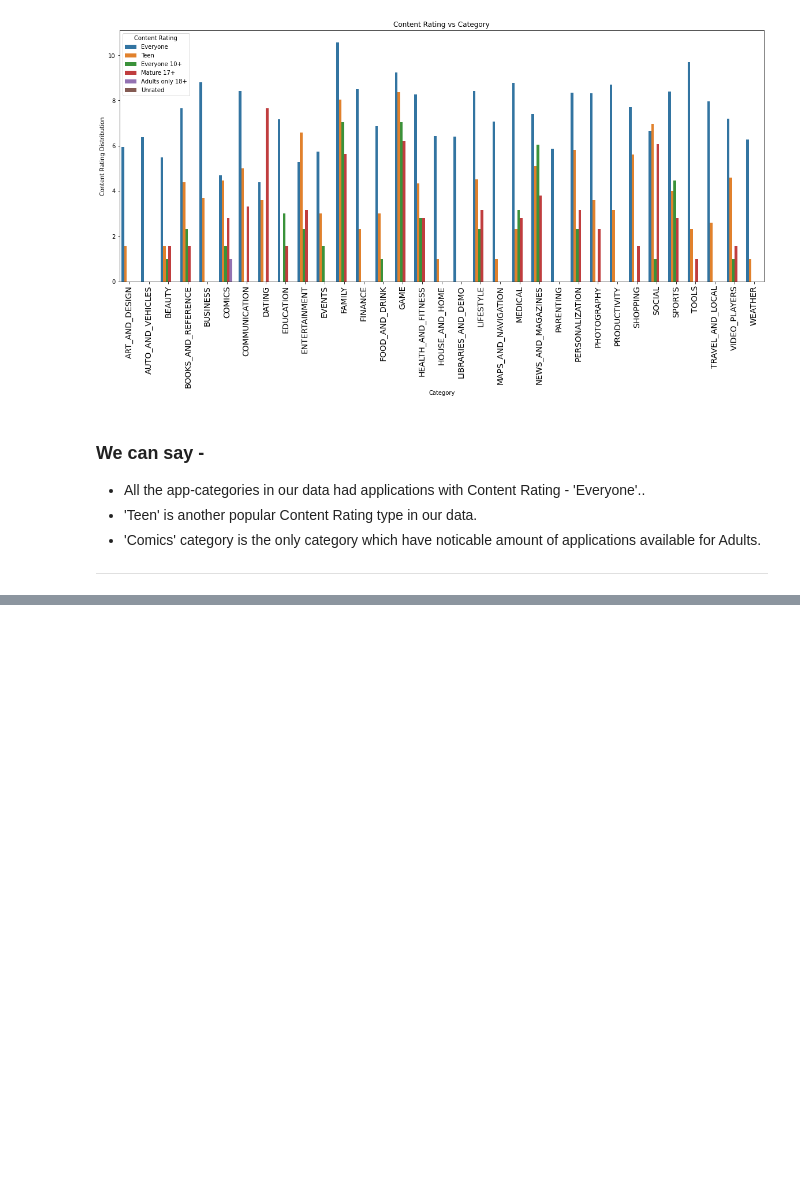
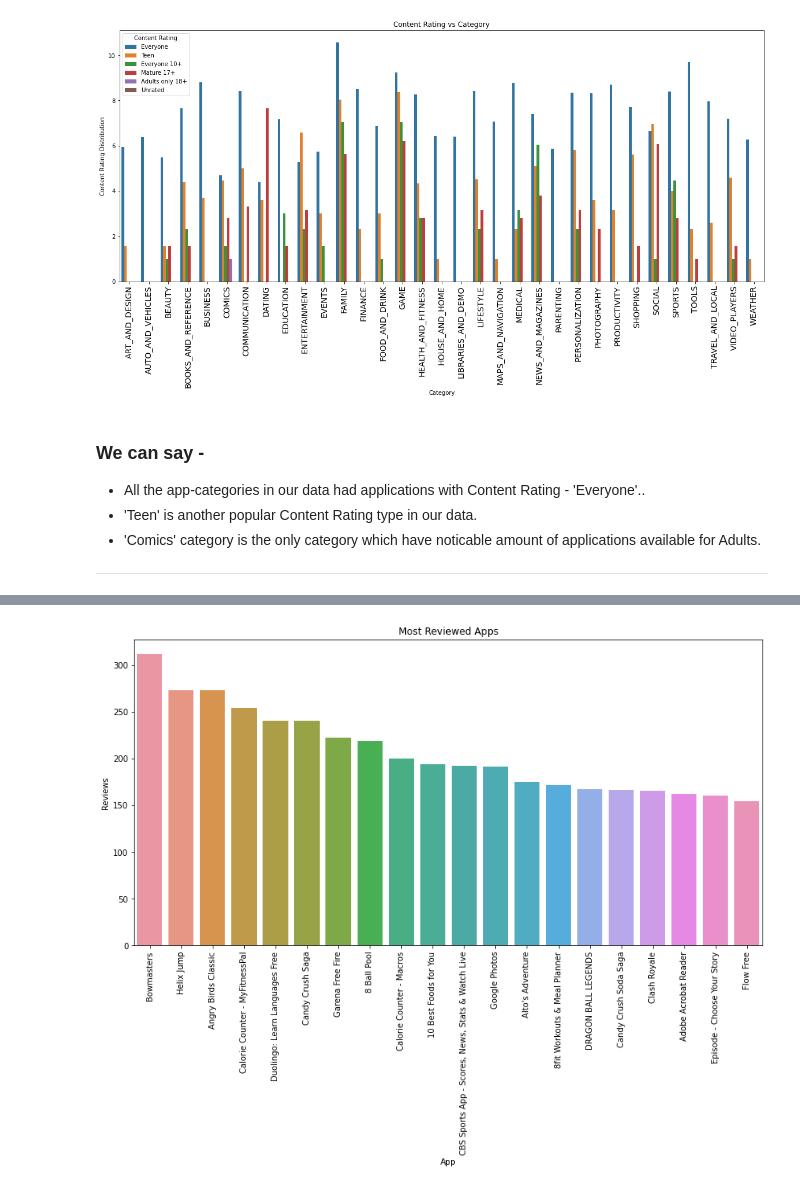
Before and after one commit to RanojoyBiswas/Play-Store-App-Review-Analysis-, a Jupyter notebook: Play_Store_App_Review_Analysis_Capstone_Project.ipynb, the cells around one changed output, grey strips where cells are left out. Drawn from its saved outputs; the diff is of its cells as text; code cells hidden in the pictures; blank space fills up the shorter version.

```diff
--- a/Play_Store_App_Review_Analysis_Capstone_Project.ipynb
+++ b/Play_Store_App_Review_Analysis_Capstone_Project.ipynb
@@ -712,0 +851,3 @@ plt.show()
+# %%
+app_review_count = app_df['Translated_Review'].count()
+print(app_review_count.sort_values(ascending = False))
@@ -712,0 +868,18 @@ plt.show()
+# %%
+# slicing the data for the top 20 apps with most reviews ----->
+x = app_review_count.sort_values(ascending = False).iloc[:20]
+# %%
+top_review_app_df = x.to_frame().reset_index()
+# %%
+top_review_app_df.columns = ['App', 'Reviews']
+# %%
+# Plotting the graph
+plt.figure(figsize=(14,7))
+plt.xticks(rotation=90)
+plt.xlabel("Apps")
+plt.ylabel("Reviews")
+plt.title("Most Reviewed Apps")
+sns.barplot(top_review_app_df.App, top_review_app_df.Reviews)
+plt.show()
+# %% [output]
+[figure, added]
```
Also changed, not shown: parts of 37 cells of this notebook.
